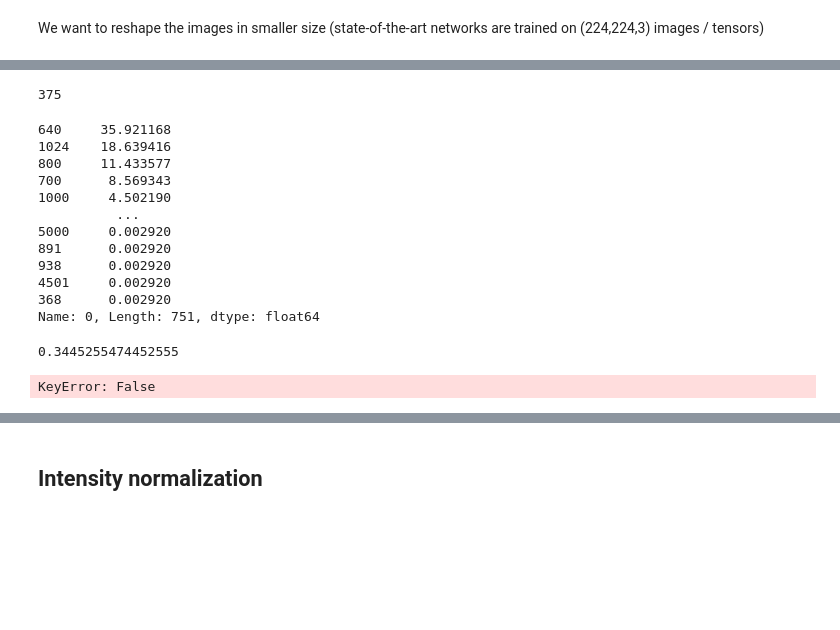
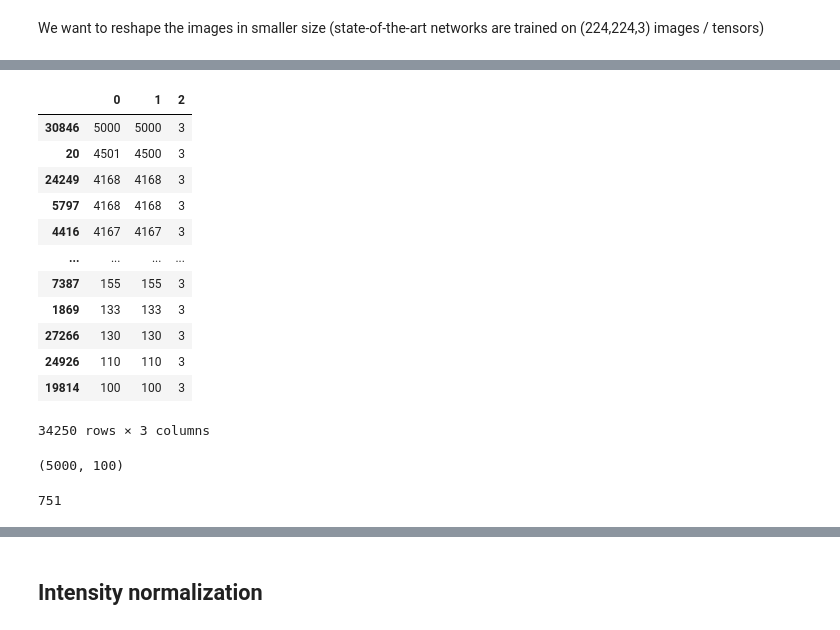
Before and after one commit to migasar/kaggle-wagon552-shopee, a Jupyter notebook: notebooks/AnneC_data_study.ipynb, the cells around one changed output, grey strips where cells are left out. Saved outputs shown, nothing was run; the diff lists cells and outputs as text; code cells hidden in the pictures; blank space fills up the shorter version.

```diff
--- a/notebooks/AnneC_data_study.ipynb
+++ b/notebooks/AnneC_data_study.ipynb
@@ -187,19 +164,0 @@ def sizes_ratio():
-# %%
-len(sizes_set)
-# %% [output]
-375
-# %%
-sizes_ratio()
-# %% [output]
-640     35.921168
-1024    18.639416
-800     11.433577
-700      8.569343
-1000     4.502190
-          ...
-5000     0.002920
-891      0.002920
-938      0.002920
-4501     0.002920
-368      0.002920
-Name: 0, Length: 751, dtype: float64
@@ -215,8 +165,21 @@ def get_unsquarred() :
-# %%
-get_unsquarred()
-# %% [output]
-0.3445255474452555
-# %%
-df['label_group'] == df[['label_group'] == '94974f937d4c2433']
-# %% [output]
-KeyError: False
+# %%
+img_size_df = get_img_size()
+img_size_df.sort_values(by=0, ascending=False)
+# %% [output]
+|  | 0 | 1 | 2 |
+| 30846 | 5000 | 5000 | 3 |
+| 20 | 4501 | 4500 | 3 |
+| 24249 | 4168 | 4168 | 3 |
+| 5797 | 4168 | 4168 | 3 |
+| 4416 | 4167 | 4167 | 3 |
+| ... | ... | ... | ... |
+| 7387 | 155 | 155 | 3 |
+| 1869 | 133 | 133 | 3 |
+| 27266 | 130 | 130 | 3 |
+| 24926 | 110 | 110 | 3 |
+| 19814 | 100 | 100 | 3 |
+34250 rows × 3 columns
+# %%
+max(img_size_df[1]), min(img_size_df[1])
+# %% [output]
+(5000, 100)
@@ -222,0 +191,4 @@ KeyError: False
+# %%
+len(sizes_set)
+# %% [output]
+751
```
Also changed, not shown: parts of 24 cells of this notebook.
